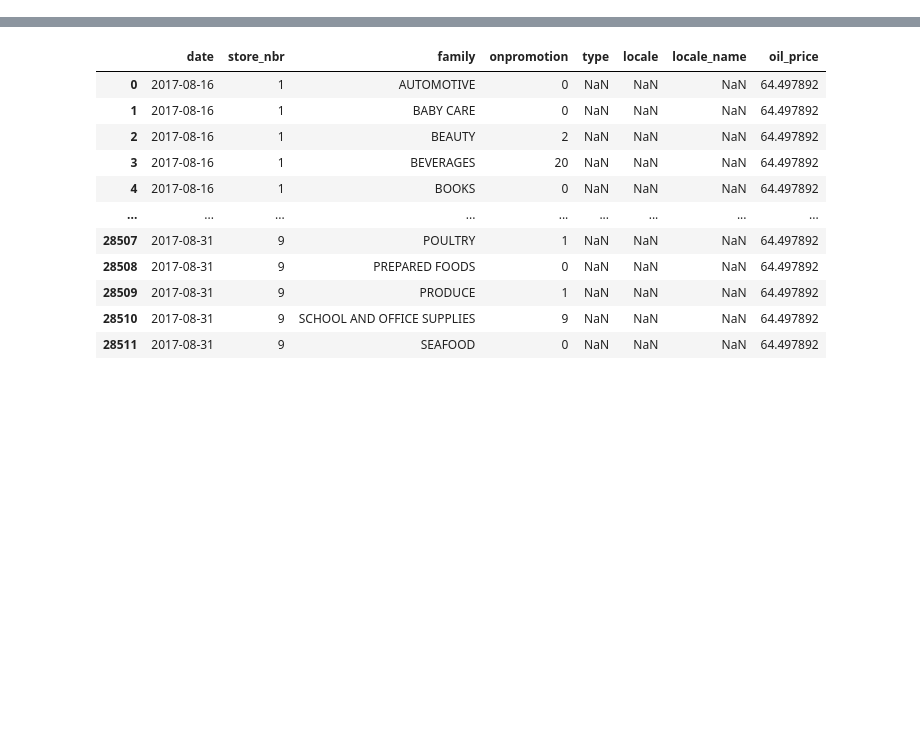
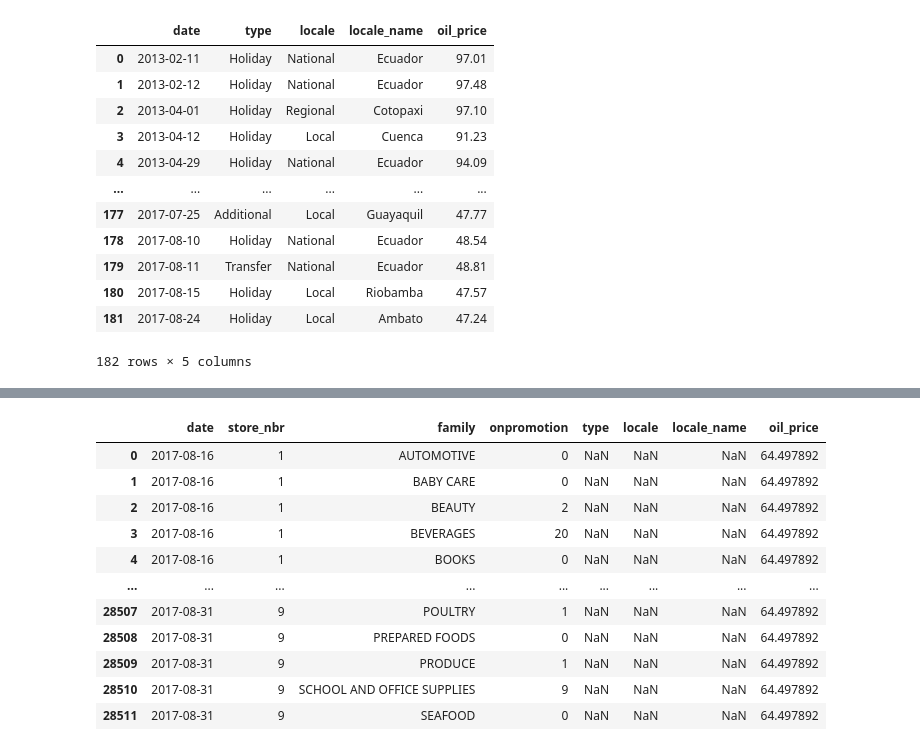
Before and after one commit to lillelilla/Store-Sales, a Jupyter notebook: notebooks/data_exploration.ipynb, the cells around one changed output, grey strips where cells are left out. Saved outputs shown, nothing was run; the diff lists cells and outputs as text; code cells hidden in the pictures; blank space fills up the shorter version.

```diff
--- a/notebooks/data_exploration.ipynb
+++ b/notebooks/data_exploration.ipynb
@@ -37,6 +37,22 @@ oil_df.rename(columns={'dcoilwtico': 'oil_price'}, inplace=True)
 oil_df.dropna(subset=['oil_price'], inplace=True)
 # %%
 holiday_oil_df = pd.merge(holiday_events_df, oil_df, on='date')
+# %%
+holiday_oil_df
+# %% [output]
+|  | date | type | locale | locale_name | oil_price |
+| 0 | 2013-02-11 | Holiday | National | Ecuador | 97.01 |
+| 1 | 2013-02-12 | Holiday | National | Ecuador | 97.48 |
+| 2 | 2013-04-01 | Holiday | Regional | Cotopaxi | 97.10 |
+| 3 | 2013-04-12 | Holiday | Local | Cuenca | 91.23 |
+| 4 | 2013-04-29 | Holiday | National | Ecuador | 94.09 |
+| ... | ... | ... | ... | ... | ... |
+| 177 | 2017-07-25 | Additional | Local | Guayaquil | 47.77 |
+| 178 | 2017-08-10 | Holiday | National | Ecuador | 48.54 |
+| 179 | 2017-08-11 | Transfer | National | Ecuador | 48.81 |
+| 180 | 2017-08-15 | Holiday | Local | Riobamba | 47.57 |
+| 181 | 2017-08-24 | Holiday | Local | Ambato | 47.24 |
+182 rows × 5 columns
 # %%
 train_df.drop(columns=['id'],inplace=True)
 test_df.drop(columns=['id'],inplace=True)
```
